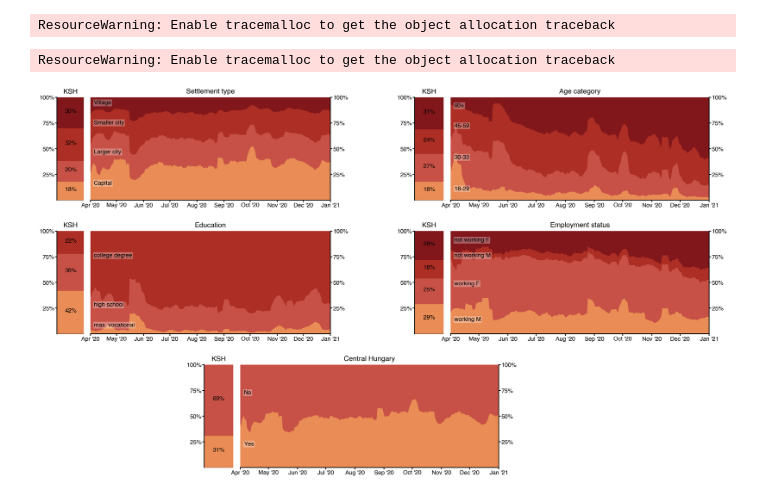
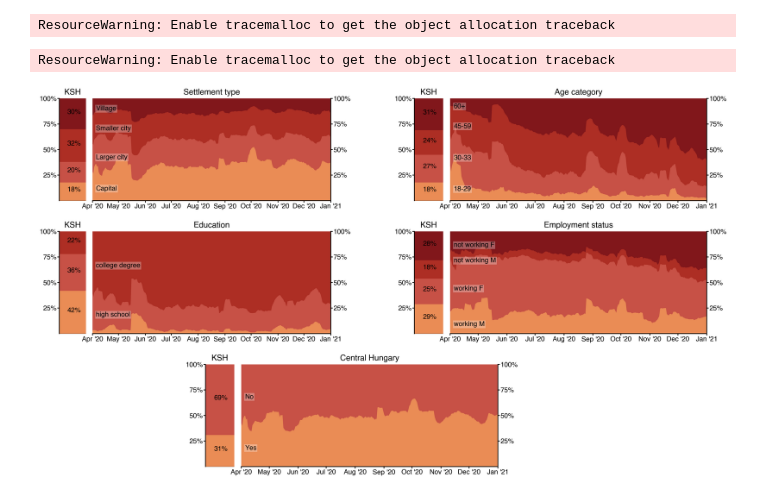
Before and after one commit to zsvizi/r-eff-social-contact-surveys-covid-19-hungary, a Jupyter notebook: manuscript_figures.ipynb, the cells around one changed output. Saved outputs shown, nothing was run; the diff lists cells and outputs as text; code cells hidden in the pictures.

```diff
--- a/manuscript_figures.ipynb
+++ b/manuscript_figures.ipynb
@@ -485,0 +513,27 @@ fig.savefig('./plots/seasonality.png',dpi=200,bbox_inches="tight")
+# %%
+fig, ax1 = plt.subplots(1,1,figsize=(10,5))
+
+x = [datetime.fromtimestamp(t) for t in np.linspace(datetime(2019,1,1).timestamp(),datetime(2022,1,1).timestamp(),1000)]
+y = [seasonality_truncated_cos_wrap(t) for t in np.linspace(datetime(2019,1,1).timestamp(),datetime(2022,1,1).timestamp(),1000)]
+# xaxis format
+date_form = DateFormatter("%Y")
+ax1.xaxis.set_major_formatter(date_form)
+ax1.set_xticks([datetime(2019,1,1),datetime(2020,1,1),datetime(2021,1,1),datetime(2022,1,1)])
+ax1.tick_params(axis="x",length=10,width=4)
+ax1.spines["bottom"].set_linewidth(4)
+ax1.set_xlim(datetime(2019,1,1),datetime(2022,1,1))
+ax1.spines["top"].set_linewidth(0)
+ax1.spines["right"].set_linewidth(0)
+
+# yaxis format
+ax1.set_ylabel("",fontsize=40)
+ax1.set_yticks(np.linspace(0.2,1,5))
+ax1.spines["left"].set_linewidth(2)
+ax1.tick_params(axis="y",length=10,width=2)
+
+ax1.plot(x,y,'k-',lw=10,label="Seasonality function")
+ax1.set_ylim(0,1.1)
+ax1.set_yticks([0,0.5,1])
+
+# ax1.legend(loc=(0,1.05), fontsize=22)
+fig.savefig('./plots/seasonality_for_fig1a.png',dpi=200,bbox_inches="tight")
@@ -667,3 +721,5 @@ from matplotlib.gridspec import GridSpec
+# %%
+plt.rcParams["font.size"]=35
 # %%
 fig = plt.figure(figsize=(60,35))
 gs1 = GridSpec(3, 2, right=0.45, width_ratios = [1,9])
@@ -698,7 +754,7 @@ for i,col in enumerate(["settlement_category", "age_group6", "education3", "work
     )["metadata"].map(lambda d: datetime.strptime(d["start_date"],"%Y-%m-%d"))
 
     # offsetting legend
-    if col == "age_group6":
+    if col == "age_group6" or "settlement_category":
         offset = -0.05
     elif col == "education3":
         offset = 0.05
@@ -738,31 +794,31 @@ for i,col in enumerate(["settlement_category", "age_group6", "education3", "work
     temp = np.cumsum([v for k,v in ksh_marginals_adults[col].items()])
     temp2 = [v for k,v in ksh_marginals_adults[col].items()]
 
 
     # adding plots
     for k in range(len(temp)):
         if k==0:
             ax[i].fill_between([0,1],[0,0],[temp[k],temp[k]],color=colors[k])
             ax[i].annotate("%.0f%%" % (temp2[k]*100),(0.3,temp[k]/2),xycoords='data')
         else:
             ax[i].fill_between([0,1],[temp[k-1],temp[k-1]],[temp[k],temp[k]],color=colors[k])
             ax[i].annotate("%.0f%%" % (temp2[k]*100),(0.3,(temp[k-1]+temp[k])/2),xycoords='data')
 
 
     ax[i].set_ylim(0,1)
     ax[i].set_xlim(0,1)
     ax[i].xaxis.set_visible(False)
     ax[i].set_title("KSH",pad=20)
     ax[i].tick_params(axis="y",length=10,width=4)
     ax[i].spines["top"].set_linewidth(0)
     ax[i].spines["right"].set_linewidth(0)
     ax[i].spines["left"].set_linewidth(4)
 
     ax[i].set_yticks(yt)
     ax[i].set_yticklabels([str(int(i))+"%" for i in 100*yt])
 
 plt.subplots_adjust(wspace=0.05,hspace=0.3)
 plt.savefig('./plots/population_distributions.png',dpi=300,bbox_inches="tight")
 # %% [output]
 ResourceWarning: Enable tracemalloc to get the object allocation traceback
-[figure, old version]
+[figure, new version]
```
Also changed, not shown: parts of 17 cells of this notebook.
